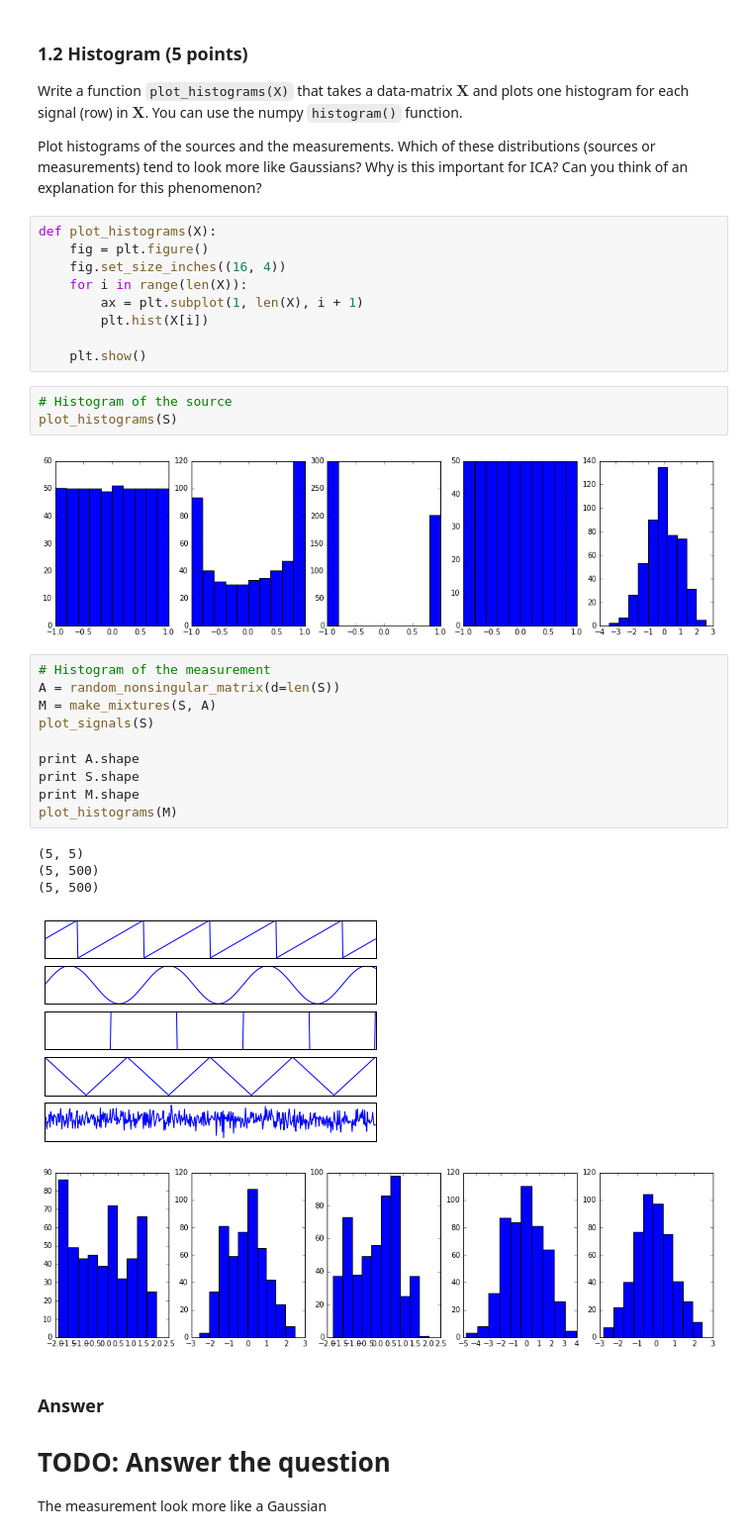
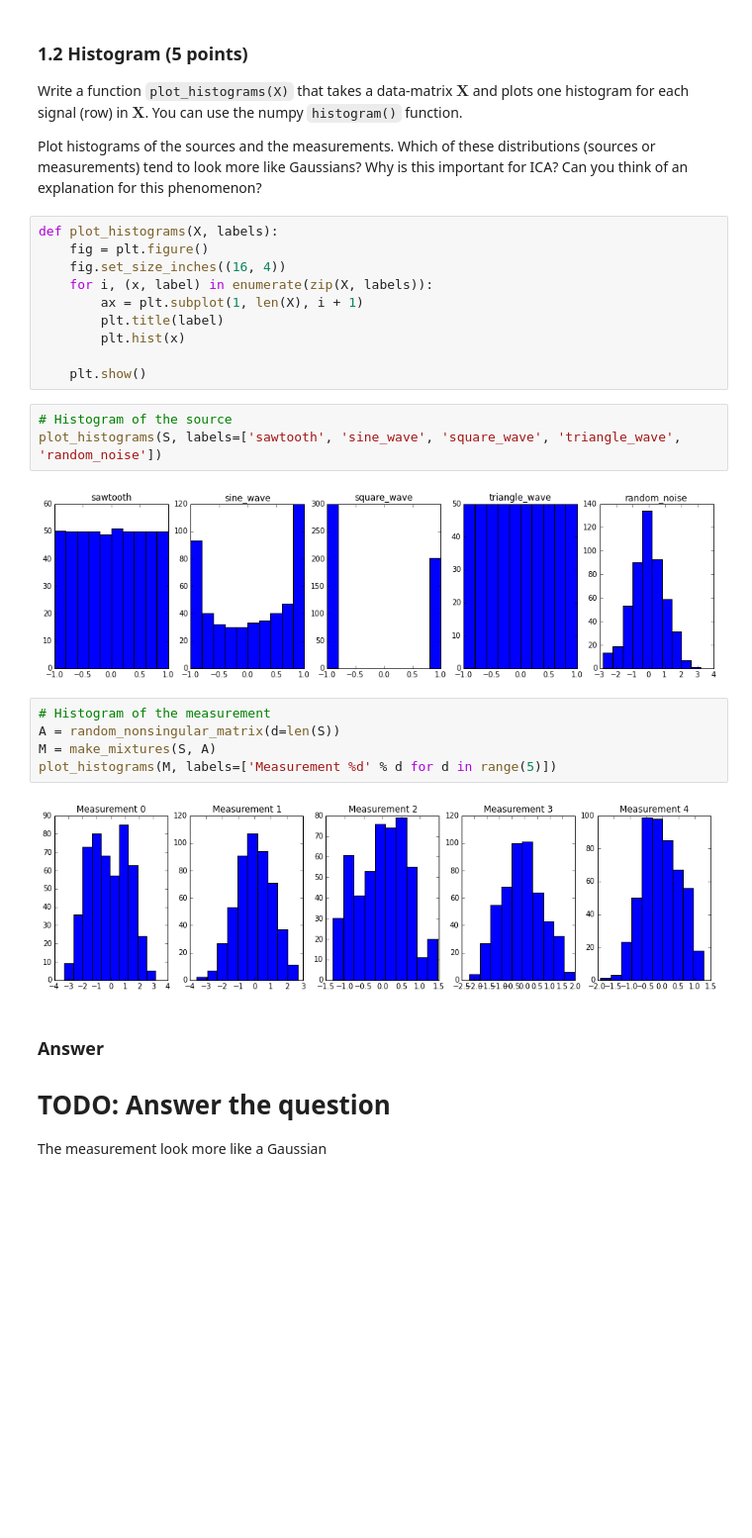
Before and after one commit to Ignotus/uva-machine-learning, a Jupyter notebook: Lab4.ipynb, the cells around one changed output. Shown at 99% size. Drawn from its saved outputs; the diff is of its cells as text; blank space fills up the shorter version.

Commit message:
Labels for plots

```diff
--- a/Lab4.ipynb
+++ b/Lab4.ipynb
@@ -114,35 +120,27 @@ Write a function `plot_histograms(X)` that takes a data-matrix $\mathbf{X}$ and
 Plot histograms of the sources and the measurements.
 Which of these distributions (sources or measurements) tend to look more like Gaussians? Why is this important for ICA? Can you think of an explanation for this phenomenon?
 # %%
-def plot_histograms(X):
+def plot_histograms(X, labels):
     fig = plt.figure()
     fig.set_size_inches((16, 4))
-    for i in range(len(X)):
+    for i, (x, label) in enumerate(zip(X, labels)):
         ax = plt.subplot(1, len(X), i + 1)
-        plt.hist(X[i])
+        plt.title(label)
+        plt.hist(x)
 
     plt.show()
 # %%
 # Histogram of the source
-plot_histograms(S)
+plot_histograms(S, labels=['sawtooth', 'sine_wave', 'square_wave', 'triangle_wave', 'random_noise'])
 # %% [output]
-[figure, old version]
+[figure, new version]
 # %%
 # Histogram of the measurement
 A = random_nonsingular_matrix(d=len(S))
 M = make_mixtures(S, A)
-plot_signals(S)
-
-print A.shape
-print S.shape
-print M.shape
-plot_histograms(M)
+plot_histograms(M, labels=['Measurement %d' % d for d in range(5)])
 # %% [output]
-(5, 5)
-(5, 500)
-(5, 500)
-[figure, old version]
+[figure, new version]
-[figure, removed]
 # %% [markdown]
 ### Answer
 
```
Also changed, not shown: parts of 20 cells of this notebook.
